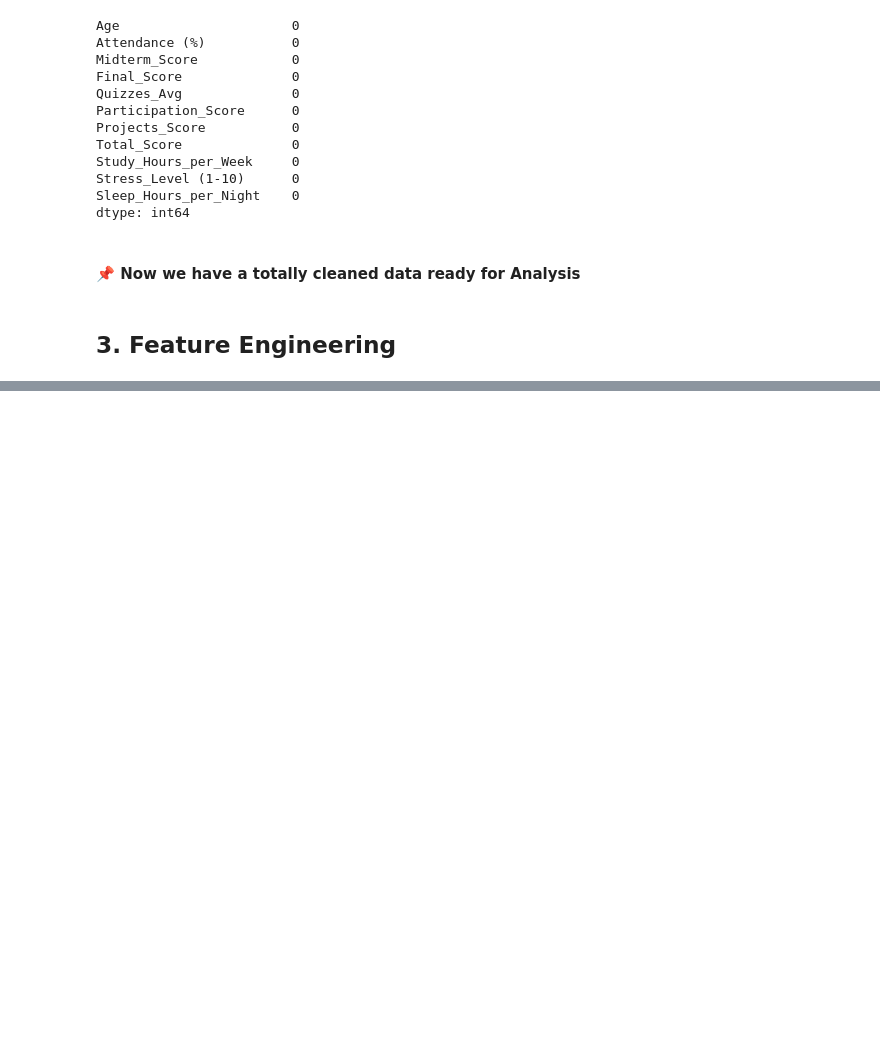
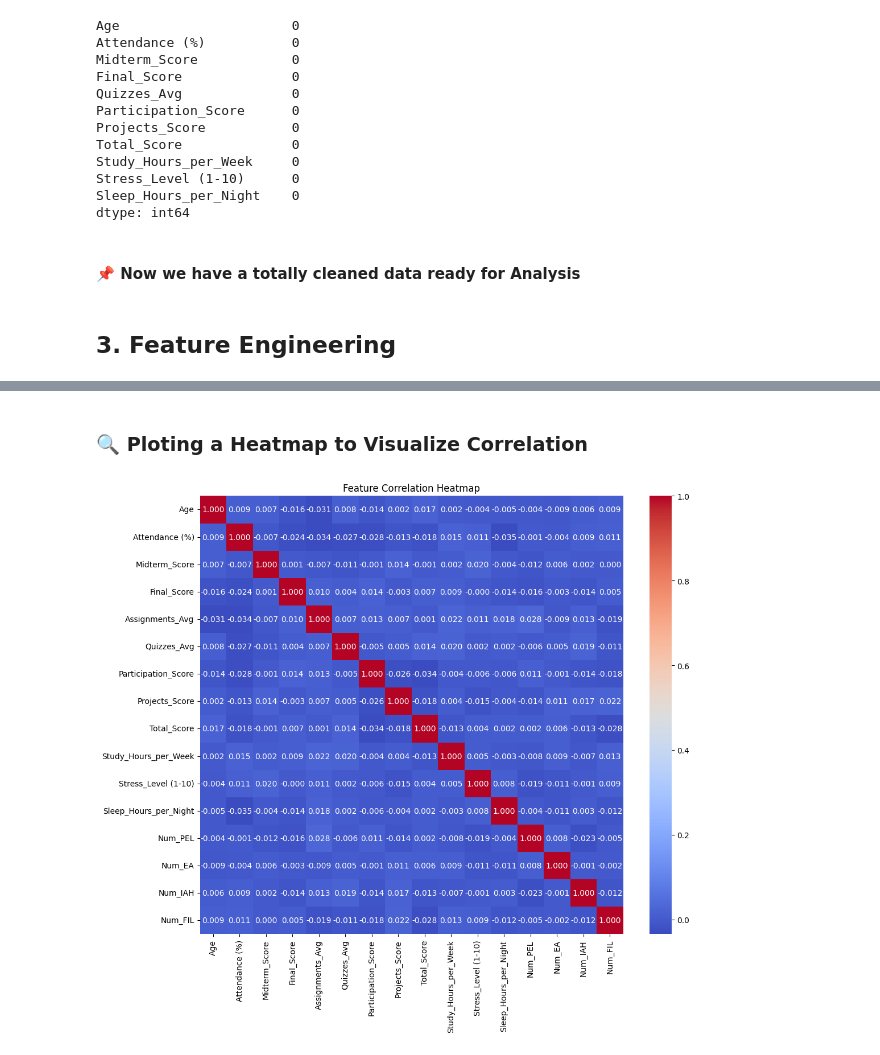
Before and after one commit to AbdallahGasem/Student-Performance-Analysis, a Jupyter notebook: KickStart.ipynb, the cells around one changed output, grey strips where cells are left out. Cells and saved outputs as stored; diff of their text form; code cells hidden in the pictures; blank space fills up the shorter version.

```diff
--- a/KickStart.ipynb
+++ b/KickStart.ipynb
@@ -744,0 +809,31 @@ studs_df_cleaning.to_csv('cleaned_students_data.csv', index=False)
+# %%
+
+# Stress Level (1-10) to Low, Medium, High
+studs_df_cleaned['Stress_Level_Cat'] = pd.cut(studs_df_cleaned['Stress_Level (1-10)'],
+                                bins=[0, 3, 7, 10],
+                                labels=['Low', 'Medium', 'High'])
+
+# Projects Score (0-100) to Low, Medium, High
+studs_df_cleaned['Projects_Score_Cat'] = pd.cut(studs_df_cleaned['Projects_Score'],
+                                  bins=[0, 50, 75, 100],
+                                  labels=['Low', 'Medium', 'High'])
+
+# Midterm Score (0-100) to Low, Medium, High
+studs_df_cleaned['Midterm_Score_Cat'] = pd.cut(studs_df_cleaned['Midterm_Score'],
+                                 bins=[0, 50, 75, 100],
+                                 labels=['Low', 'Medium', 'High'])
+
+# Final Score (0-100) to Low, Medium, High
+studs_df_cleaned['Final_Score_Cat'] = pd.cut(studs_df_cleaned['Final_Score'],
+                               bins=[0, 50, 75, 100],
+                               labels=['Low', 'Medium', 'High'])
+# Attendance (%) (0-100) to Low, Medium, High
+studs_df_cleaned['Attendance_Cat'] = pd.cut(studs_df_cleaned['Attendance (%)'],
+                               bins=[0, 50, 75, 100],
+                               labels=['Low', 'Medium', 'High'])
+
+# Show sample
+studs_df_cleaned[['Stress_Level (1-10)', 'Stress_Level_Cat',
+    'Projects_Score', 'Projects_Score_Cat',
+    'Midterm_Score', 'Midterm_Score_Cat',
+    'Final_Score', 'Final_Score_Cat',"Attendance (%)","Attendance_Cat"]].head()
@@ -744,0 +855,7 @@ studs_df_cleaning.to_csv('cleaned_students_data.csv', index=False)
+# %%
+studs_corr_mat = studs_df_cleaned[['Age','Attendance (%)', 'Midterm_Score',
+       'Final_Score', 'Assignments_Avg', 'Quizzes_Avg', 'Participation_Score',
+       'Projects_Score', 'Total_Score', 'Study_Hours_per_Week', 'Stress_Level (1-10)',
+       'Sleep_Hours_per_Night', 'Num_PEL', 'Num_EA', 'Num_IAH', 'Num_FIL']].corr()
+
+studs_corr_mat
@@ -744,0 +880,9 @@ studs_df_cleaning.to_csv('cleaned_students_data.csv', index=False)
+# %% [markdown]
+### 🔍 Ploting a Heatmap to Visualize Correlation
+# %%
+plt.figure(figsize=(12,10))
+sns.heatmap(studs_corr_mat,annot=True, cmap='coolwarm', fmt='.3f')
+plt.title("Feature Correlation Heatmap")
+plt.show()
+# %% [output]
+[figure, added]
```
Also changed, not shown: parts of 77 cells of this notebook, 1 other file.
